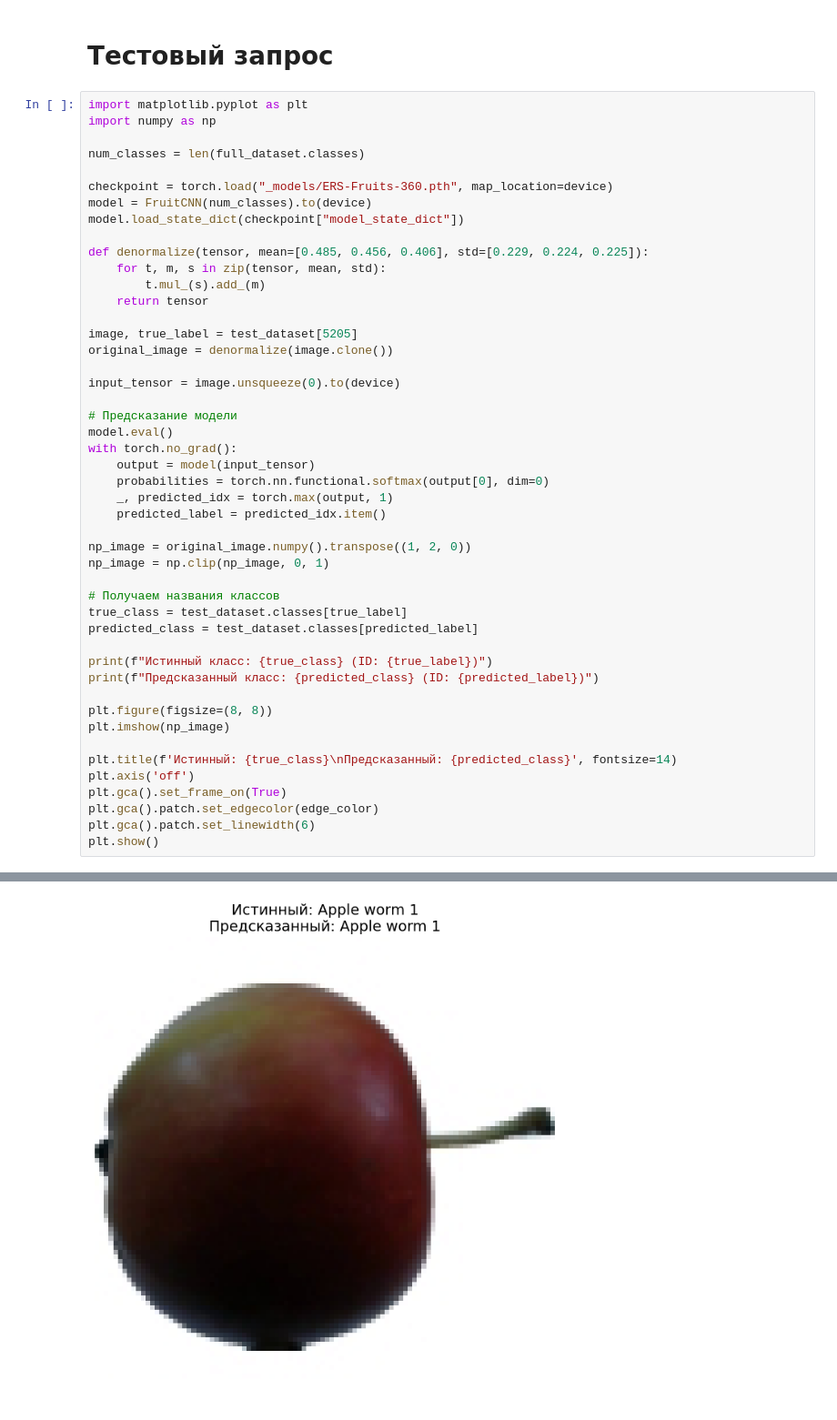
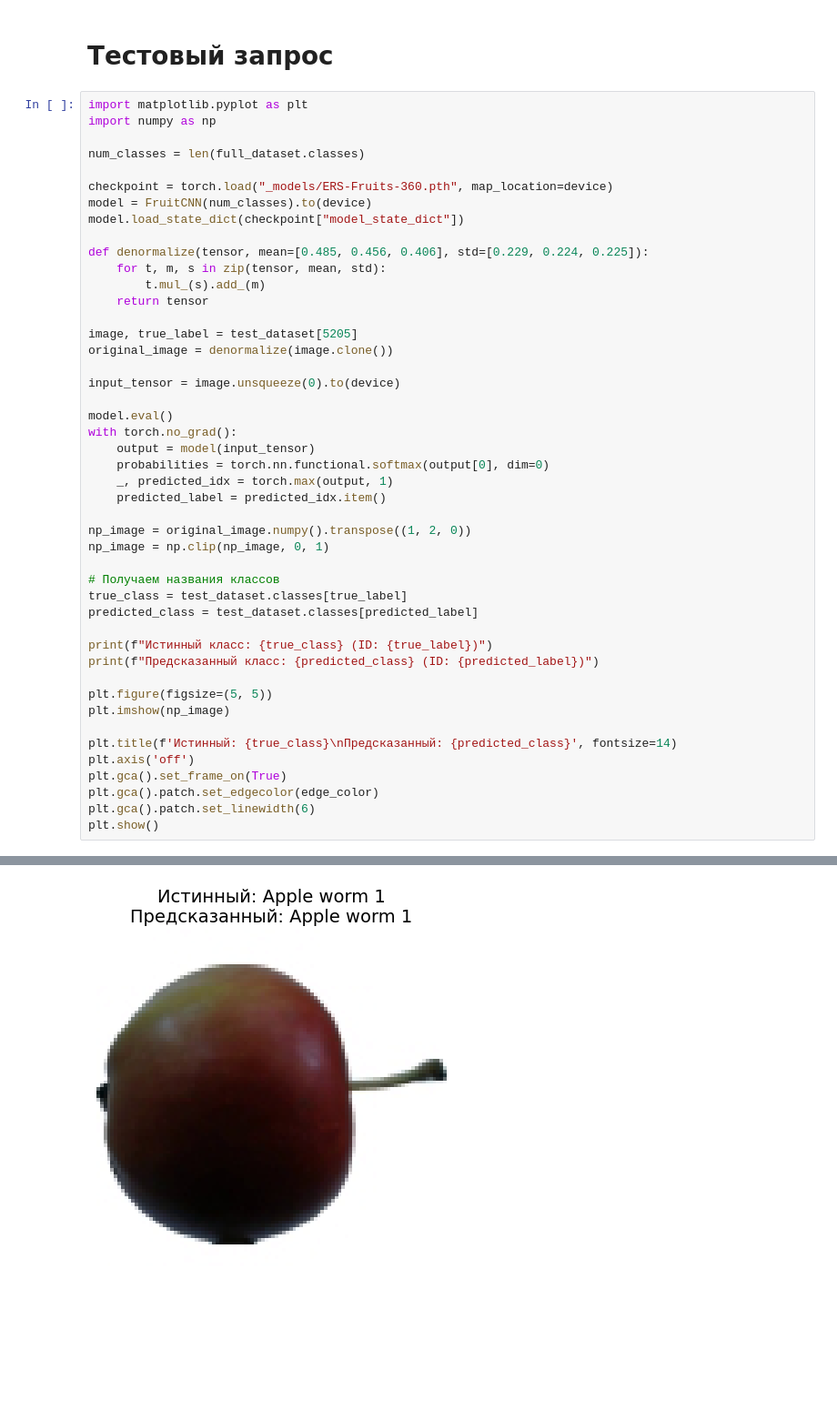
Before and after one commit to ryabov3/ers_fruit_classification, a Jupyter notebook: fruits-360_train_model.ipynb, the cells around one changed output, grey strips where cells are left out. Shown at 91% size. Cells and saved outputs as stored; diff of their text form; blank space fills up the shorter version.

```diff
--- a/fruits-360_train_model.ipynb
+++ b/fruits-360_train_model.ipynb
@@ -176,34 +176,33 @@ original_image = denormalize(image.clone())
 
 input_tensor = image.unsqueeze(0).to(device)
 
-# Предсказание модели
 model.eval()
 with torch.no_grad():
     output = model(input_tensor)
     probabilities = torch.nn.functional.softmax(output[0], dim=0)
     _, predicted_idx = torch.max(output, 1)
     predicted_label = predicted_idx.item()
 
 np_image = original_image.numpy().transpose((1, 2, 0))
 np_image = np.clip(np_image, 0, 1)
 
 # Получаем названия классов
 true_class = test_dataset.classes[true_label]
 predicted_class = test_dataset.classes[predicted_label]
 
 print(f"Истинный класс: {true_class} (ID: {true_label})")
 print(f"Предсказанный класс: {predicted_class} (ID: {predicted_label})")
 
-plt.figure(figsize=(8, 8))
+plt.figure(figsize=(5, 5))
 plt.imshow(np_image)
 
 plt.title(f'Истинный: {true_class}\nПредсказанный: {predicted_class}', fontsize=14)
 plt.axis('off')
 plt.gca().set_frame_on(True)
 plt.gca().patch.set_edgecolor(edge_color)
 plt.gca().patch.set_linewidth(6)
 plt.show()
 # %% [output]
 Истинный класс: Apple worm 1 (ID: 29)
 Предсказанный класс: Apple worm 1 (ID: 29)
-[figure, old version]
+[figure, new version]
```
